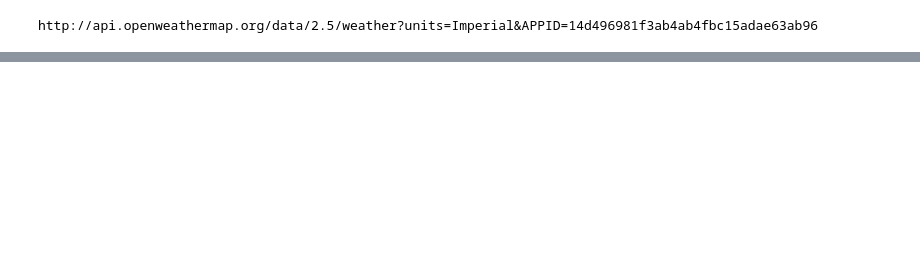
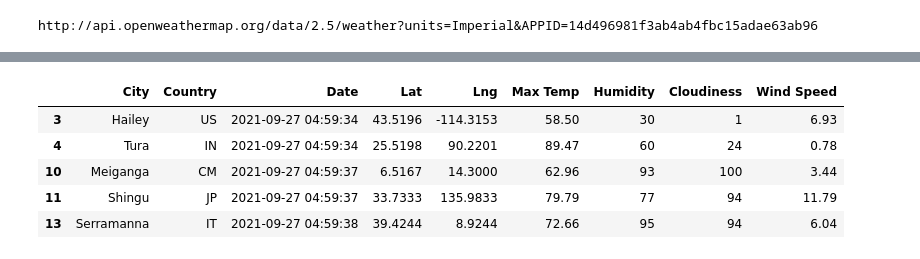
Before and after one commit to jmarrujo31/World_Weather_Analysis, a Jupyter notebook: WeatherPy.ipynb, the cells around one changed output, grey strips where cells are left out. Cells and saved outputs as stored; diff of their text form; code cells hidden in the pictures; blank space fills up the shorter version.

```diff
--- a/WeatherPy.ipynb
+++ b/WeatherPy.ipynb
@@ -270,0 +323,9 @@ plt.show()
+# %%
+city_data_df.loc[(city_data_df["Lat"] >= 0)].head()
+# %% [output]
+|  | City | Country | Date | Lat | Lng | Max Temp | Humidity | Cloudiness | Wind Speed |
+| 3 | Hailey | US | 2021-09-27 04:59:34 | 43.5196 | -114.3153 | 58.50 | 30 | 1 | 6.93 |
+| 4 | Tura | IN | 2021-09-27 04:59:34 | 25.5198 | 90.2201 | 89.47 | 60 | 24 | 0.78 |
+| 10 | Meiganga | CM | 2021-09-27 04:59:37 | 6.5167 | 14.3000 | 62.96 | 93 | 100 | 3.44 |
+| 11 | Shingu | JP | 2021-09-27 04:59:37 | 33.7333 | 135.9833 | 79.79 | 77 | 94 | 11.79 |
+| 13 | Serramanna | IT | 2021-09-27 04:59:38 | 39.4244 | 8.9244 | 72.66 | 95 | 94 | 6.04 |
```
Also changed, not shown: parts of 17 cells of this notebook, 6 other files.
